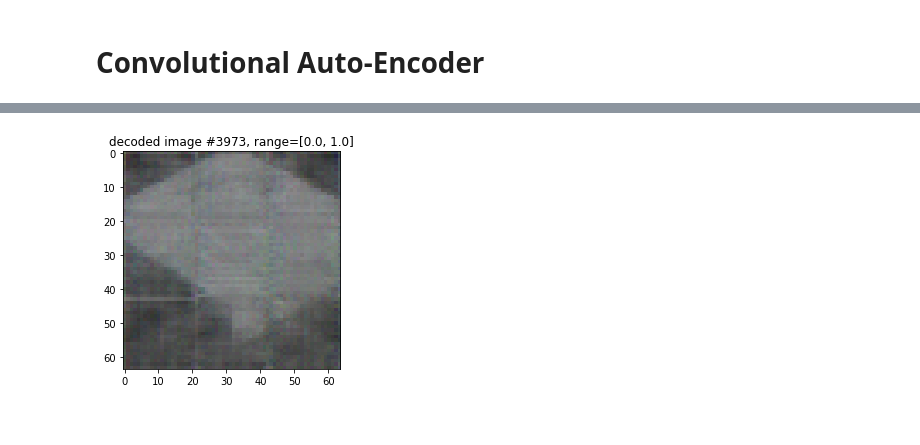
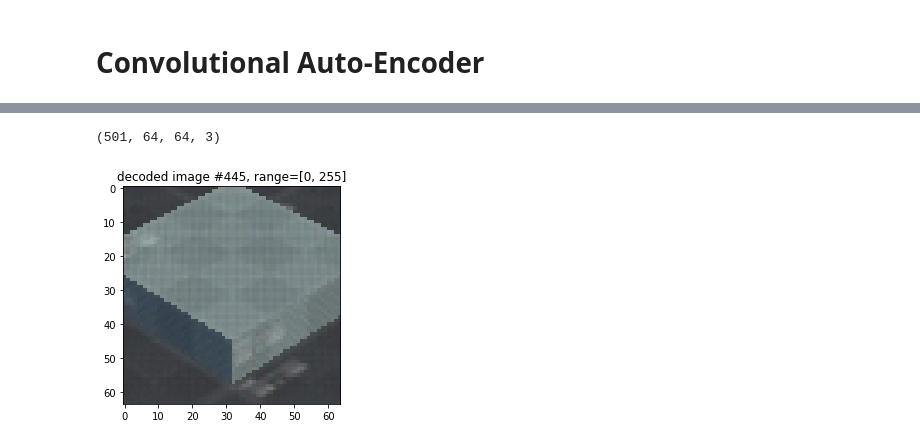
Before and after one commit to steffenricklin/RU-neurosmash, a Jupyter notebook: vae/vae.ipynb, the cells around one changed output, grey strips where cells are left out. Saved outputs shown, nothing was run; the diff lists cells and outputs as text; code cells hidden in the pictures.

```diff
--- a/vae/vae.ipynb
+++ b/vae/vae.ipynb
@@ -31,7 +31,7 @@ size       = 64 # 96, 192  # THE VAE MIGHT ONLY WORK WITH 64
 # In other words, less (if n < 1) or more (if n > 1) simulation time will pass per step.
 # You might want to increase this value to around 10 if you cannot train your models fast enough
 # so that they can sample more states in a shorter number of steps at the expense of precision.
-timescale  = 1 #5
+timescale  = 5 #5
 
 # This is an example agent.
 # It has a step function, which gets reward/state as arguments and returns an action.
@@ -56,17 +56,16 @@ environment = Neurosmash.Environment(ip, port, size, timescale)
 # The following steps through an entire episode from start to finish with random actions (by default)
 
 end, reward, state = environment.reset()
-nr_images = 1000
-shape = np.array(state).reshape((3, size,size)).shape
-images = np.zeros((nr_images, shape[0], shape[1], shape[2]))
-
+nr_images = 5000
+shape = np.array(state, "uint8").reshape(size, size, 3).transpose((2,1,0)).shape
+images = np.zeros((nr_images, *shape))
 i = 0
 while i < nr_images:
     end, reward, state = environment.reset()
     while (end == 0):
         action = agent.step(end, reward, state)
         end, reward, state = environment.step(action)
-        images[i] = np.array(state).reshape(shape).astype(np.uint8)
+        images[i] = np.array(state, "uint8").reshape(size, size, 3).transpose((2,0,1))
         i += 1
         if i >= nr_images:
             end = 1
@@ -77,7 +76,7 @@ while i < nr_images:
             continue
         action = agent.step(end, reward, state)
         end, reward, state = environment.step(action)
-        images[i] = np.array(state).reshape(shape)
+        images[i] = np.array(state, "uint8").reshape(size, size, 3).transpose((2,0,1))
         i += 1
 
 environment.state2image(state)
@@ -97,14 +96,14 @@ new_images = images/255
 # plt.show()
 # %%
 batch_size = 100
-train_data, test_data = train_test_split(new_images, test_size=0.33, random_state=42)
+train_data, test_data = train_test_split(new_images[:5000], test_size=0.10, random_state=42)
 
 train_iter = mx.io.NDArrayIter(data={'data': train_data}, batch_size = batch_size)
 test_iter = mx.io.NDArrayIter(data={'data': test_data}, batch_size = batch_size)
 
 z_size = 32
 vae = None
-vae = ConvVae(batch_size=batch_size, size=size, z_size=z_size)
+vae = ConvVae(batch_size=batch_size, size=size, z_size=z_size, KL_tolerance_value=0.5, beta=1)
 #vae.initialize(ctx=vae.ctx) # Initialising weights
 vae.collect_params().initialize(mx.init.Xavier(), ctx=vae.ctx)
 # vae.hybridize()  # activates hybrid-mode of the Hybrid-Block
@@ -144,7 +143,8 @@ def train_vae(n_epochs=50, print_period=10):
             epoch_val_loss += nd.mean(loss).asscalar()
 #             np.append(outputs, out.asnumpy())
 #             out = out.asnumpy()
-            outputs = np.concatenate((outputs, out.asnumpy()), axis=0)#out.asnumpy()
+            if epoch+1 == n_epochs:
+                outputs = np.concatenate((outputs, out.asnumpy()), axis=0)#out.asnumpy()
 
         epoch_loss /= n_batch_train
         epoch_val_loss /= n_batch_val
@@ -195,17 +194,34 @@ plt.show()
 # %%
 
-max_nr = outputs.shape[0]
-rnd = np.random.randint(int(0.95 * max_nr), max_nr)
-reconstruction = np.reshape(outputs[rnd], (size,size,3))
+outputs_t = np.transpose(outputs, (0,2,3,1))
+print(outputs_t.shape)
+max_nr = outputs_t.shape[0]
+# rnd = np.random.randint(int(0.8 * max_nr), max_nr)
+rnd = np.random.randint(0, max_nr)
+# reconstruction = np.transpose(outputs[rnd], (1,2,0))
 
 title=f"decoded image #{rnd}, range="
-# plt.imshow(np.interp(reconstruction, [0.0,1.0], [0,255]).astype(int))
-# plt.title(title+"[0, 255]")
+plt.imshow(np.interp(reconstruction, [0.0,1.0], [0,255]).astype(int))
+plt.title(title+"[0, 255]")
+plt.show()
+
+# plt.figure()
+# plt.imshow(reconstruction)
+# plt.title(title+"[0.0, 1.0]")
 # plt.show()
-
-plt.figure()
-plt.imshow(reconstruction)
-plt.title(title+"[0.0, 1.0]")
-plt.show()
+# n_samples = batch_size if batch_size < 25 else 10
+# indx_samples = np.random.choice(outputs_t.shape[0], n_samples, replace=False)
+# canvas = np.empty((size*n_samples, size*n_samples, 3))
+# for i, img in enumerate(outputs_t[indx_samples]):
+#     x = i // n_samples
+#     y = i % n_samples
+#     canvas[(n_samples-y-1)*size:(n_samples-y)*size, x*size:(x+1)*size] = img#img.reshape(size, size)
+# plt.figure(figsize=(8, 8))
+# plt.imshow(canvas, origin="upper", cmap="Greys")
+# plt.axis('off')
+# plt.tight_layout()
+# plt.title("Reconstructions")
+# plt.show()
 # %% [output]
+(501, 64, 64, 3)
-[figure, old version]
+[figure, new version]
```
Also changed, not shown: parts of 5 cells of this notebook, 1 other file.
